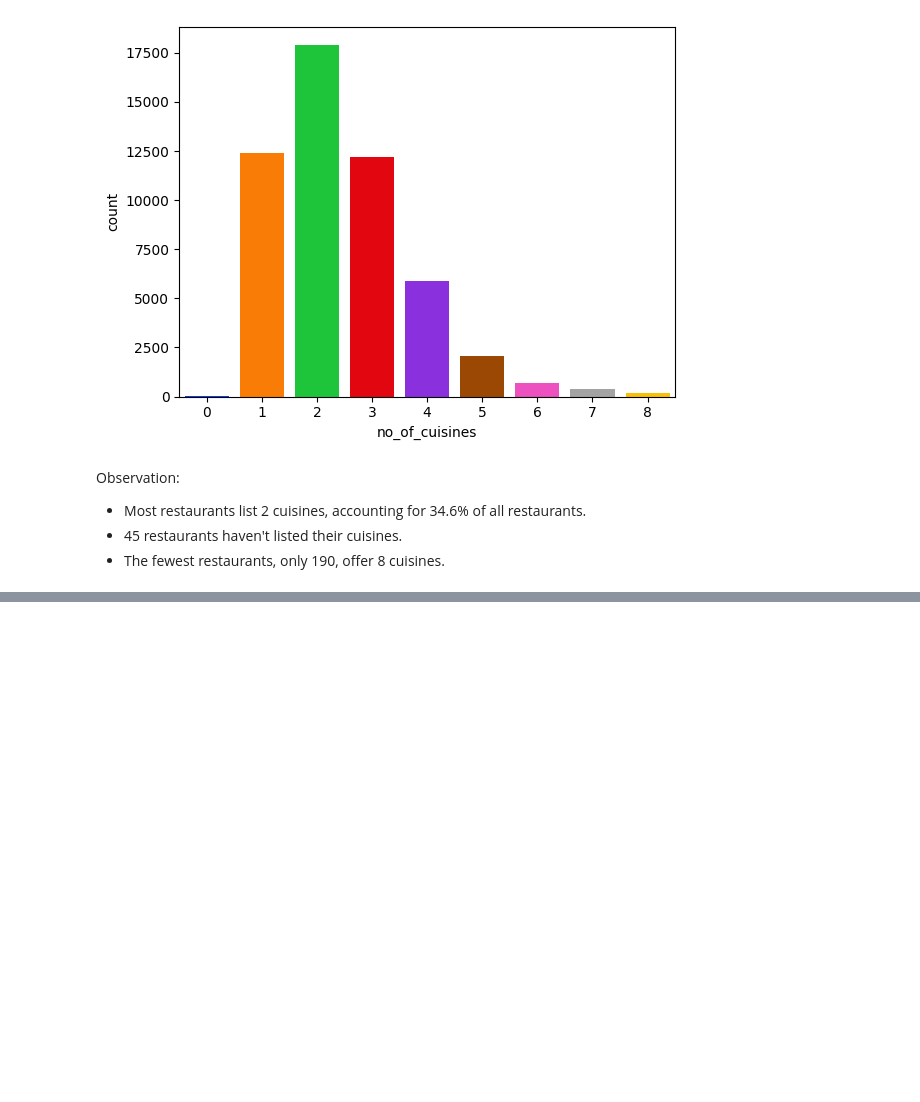
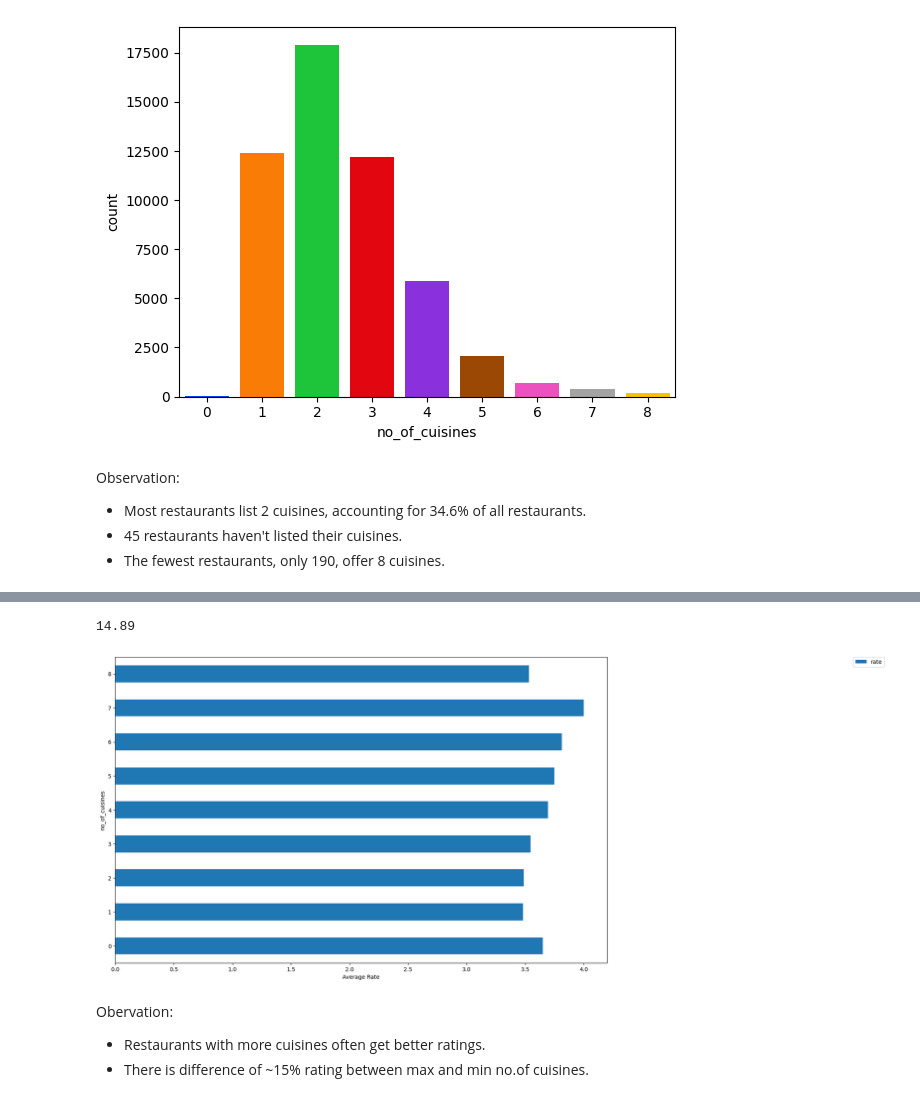
Before and after one commit to KrishKanojia/restaurant-rating-prediction, a Jupyter notebook: notebook/1. EDA RESTAURANT RATING.ipynb, the cells around one changed output, grey strips where cells are left out. Cells and saved outputs as stored; diff of their text form; code cells hidden in the pictures; blank space fills up the shorter version.

```diff
--- a/notebook/1. EDA RESTAURANT RATING.ipynb
+++ b/notebook/1. EDA RESTAURANT RATING.ipynb
@@ -403,0 +413,16 @@ Observation:
+# %%
+diff = ( (avg_rate_cuisines.max() -  avg_rate_cuisines.min()) / avg_rate_cuisines.min() ) * 100
+round(diff,2)
+# %% [output]
+14.89
+# %%
+df.groupby('no_of_cuisines')['rate'].agg('mean').plot(kind='barh',figsize=(16,10))
+plt.legend(bbox_to_anchor=(1.5, 1.0),loc=2,borderaxespad=0.)
+plt.xlabel("Average Rate")
+plt.show()
+# %% [output]
+[figure, added]
+# %% [markdown]
+Obervation:
+- Restaurants with more cuisines often get better ratings.
+- There is difference of ~15% rating between max and min no.of cuisines.
```
Also changed, not shown: parts of 15 cells of this notebook.
